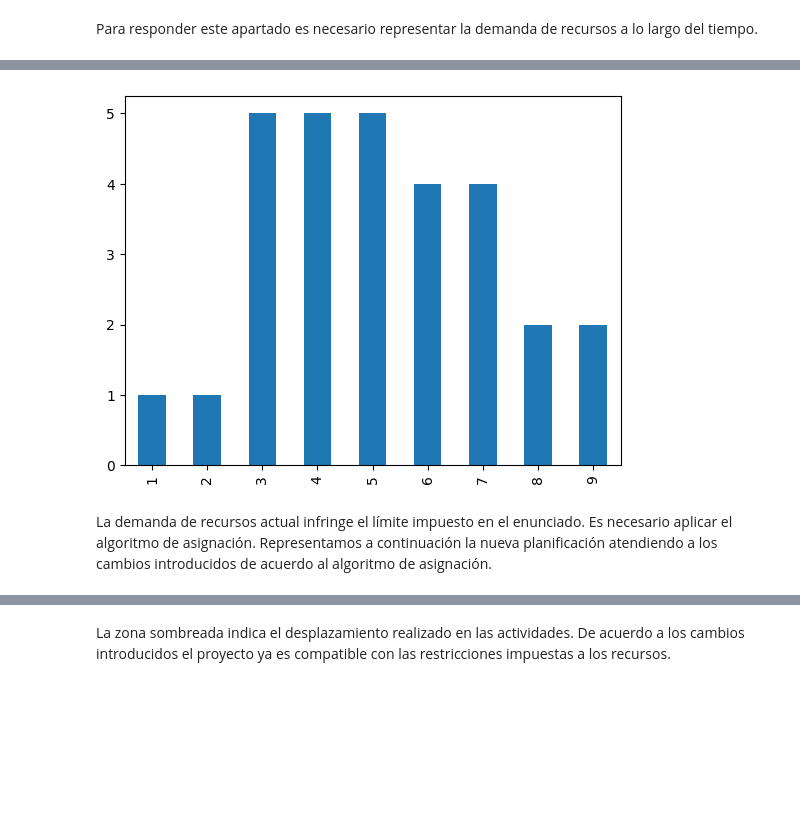
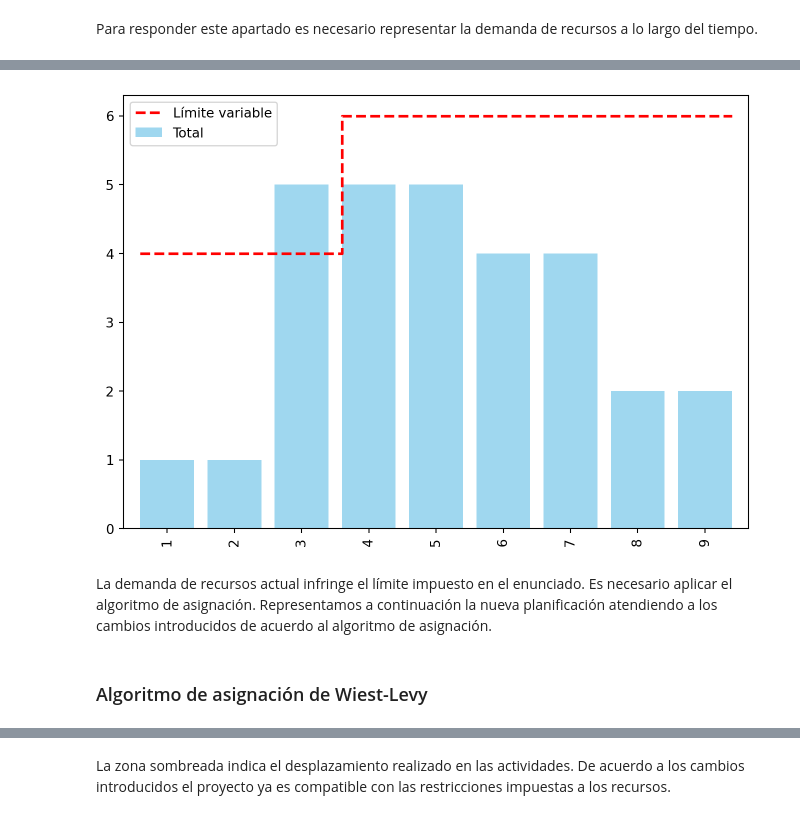
Before and after one commit to mcasl/pmULE, a Jupyter notebook: notebooks/Ejercicio_02.ipynb, the cells around one changed output, grey strips where cells are left out. Cells and saved outputs as stored; diff of their text form; code cells hidden in the pictures; blank space fills up the shorter version.

Commit message:
plot cargas updated

```diff
--- a/notebooks/Ejercicio_02.ipynb
+++ b/notebooks/Ejercicio_02.ipynb
@@ -42,7 +42,7 @@ Considere el proyecto cuya información se adjunta.
 # %%
 
 periodo_probabilidad_tau = 10
-
+limite_maximo_recursos = [4]*3 + [6]
 pregunta_1 = "1. Determine para cada actividad su duración optimista. ¿Influye esta duración optimista en la duración mínima del proyecto?  "
 pregunta_2 = "2. Determine la duración media del proyecto y su varianza utilizando para ello la aproximación del teorema del límite central.  "
 pregunta_3 = f"3. Determine la probabilidad de que el proyecto se termine antes de {periodo_probabilidad_tau} periodos.  "
@@ -380,6 +378,7 @@ proyecto_asignacion = proyecto.copy()
 gantt_df, dibujo = proyecto.gantt(datos_proyecto,
                       duration_label='duration',
                       resource_label='resources',
+                      holguras=True,
                       total='fila',
                       tikz=True,
                       params=dict(
@@ -398,13 +397,15 @@ pinta_tikz(dibujo)
 # %% [output]
 [drawing not drawn]
 # %%
-#| label: fig-barras-recursos
-#| fig-cap: "Consumo de recursos en los distintos periodos"
-gantt_df.data.loc['Total'].plot(kind='bar');
+#| fig-cap: "Diagrama de cargas del proyecto de acuerdo a su definición original"
+#| label: fig-preAsignacionBarras
+plot_cargas(gantt_df, limite_maximo_recursos)
 # %% [output]
-[figure, old version]
+[figure, new version]
 # %% [markdown]
 La demanda de recursos actual infringe el límite impuesto en el enunciado. Es necesario aplicar el algoritmo de asignación. Representamos a continuación la nueva planificación atendiendo a los cambios introducidos de acuerdo al algoritmo de asignación.
+# %% [markdown]
+### Algoritmo de asignación de Wiest-Levy
 # %%
 #| fig-cap: "Planificación del proyecto tras aplicar el algoritmo de asignación"
 #| label: fig-asignacion46
```
Also changed, not shown: parts of 6 cells of this notebook, 3 other files.
